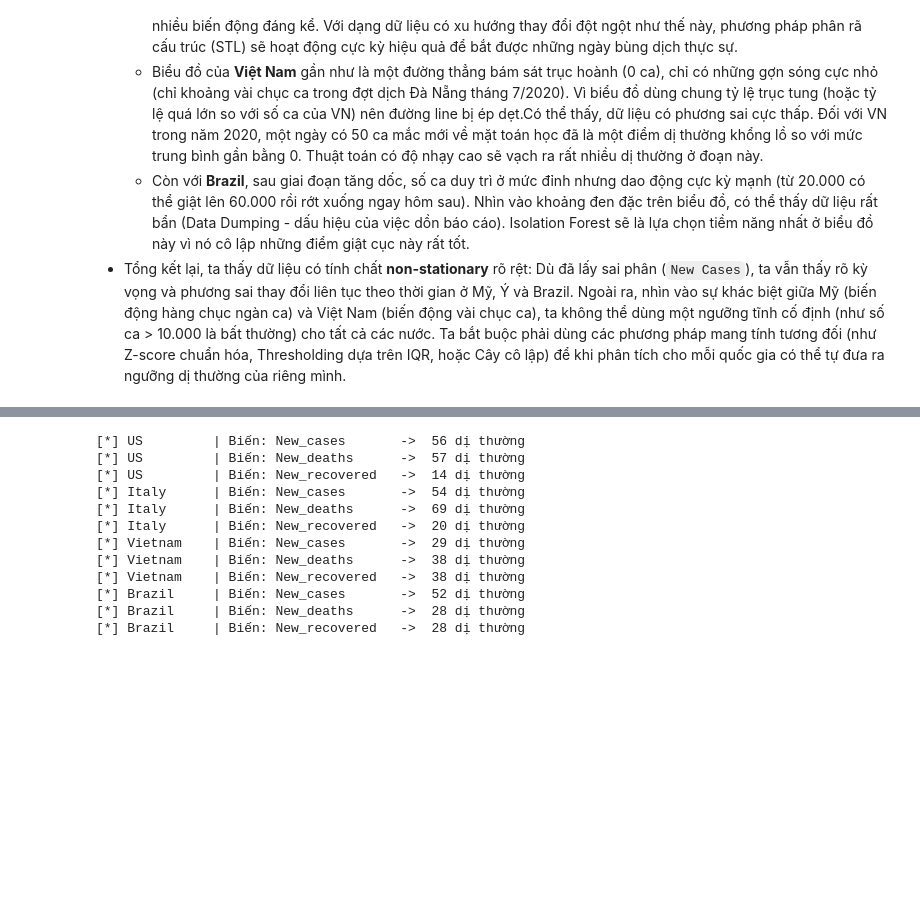
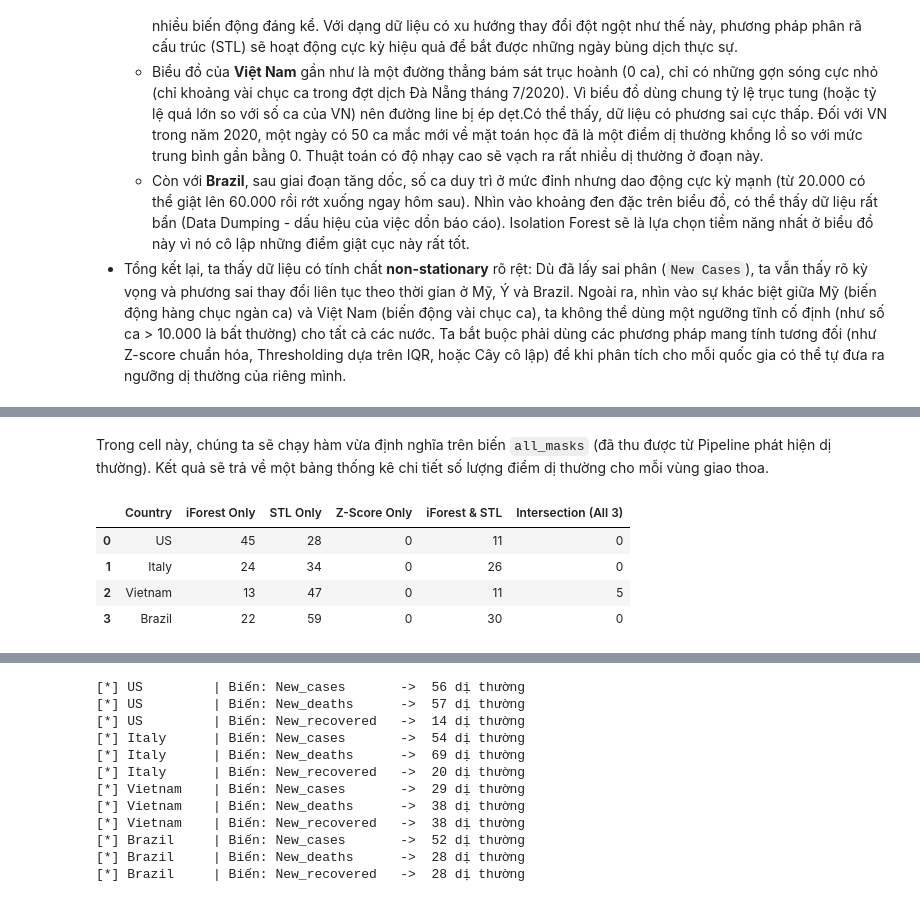
Before and after one commit to Taylor3691/mining-beyond-boundaries, a Jupyter notebook: notebooks/Hoang-time.preprocessing.detect.outlier.ipynb, the cells around one changed output, grey strips where cells are left out. Cells and saved outputs as stored; diff of their text form; code cells hidden in the pictures; blank space fills up the shorter version.

```diff
--- a/notebooks/Hoang-time.preprocessing.detect.outlier.ipynb
+++ b/notebooks/Hoang-time.preprocessing.detect.outlier.ipynb
@@ -535,0 +348,44 @@ Tiếp theo ta sẽ thiết lập 2 vòng lặp (vòng lặp theo Quốc gia và
+# %%
+def calculate_anomaly_overlap(masks, countries):
+    """
+    Calculates unique and overlapping anomalies across three methods.
+    Returns a DataFrame with columns for reporting.
+    """
+    overlap_results = []
+
+    for country in countries:
+        m_z = masks['z-score'][country]
+        m_if = masks['iforest'][country]
+        m_stl = masks['stl'][country]
+
+        all_three = (m_z & m_if & m_stl).sum()
+        if_stl_only = (m_if & m_stl & ~m_z).sum()
+        if_z_only = (m_if & m_z & ~m_stl).sum()
+        stl_z_only = (m_stl & m_z & ~m_if).sum()
+
+        if_unique = (m_if & ~m_stl & ~m_z).sum()
+        stl_unique = (m_stl & ~m_if & ~m_z).sum()
+        z_unique = (m_z & ~m_if & ~m_stl).sum()
+
+        overlap_results.append({
+            'Country': country,
+            'iForest Only': if_unique,
+            'STL Only': stl_unique,
+            'Z-Score Only': z_unique,
+            'iForest & STL': if_stl_only,
+            'Intersection (All 3)': all_three
+        })
+
+    return pd.DataFrame(overlap_results)
+# %% [markdown]
+Trong cell này, chúng ta sẽ chạy hàm vừa định nghĩa trên biến `all_masks` (đã thu được từ Pipeline phát hiện dị thường). Kết quả sẽ trả về một bảng thống kê chi tiết số lượng điểm dị thường cho mỗi vùng giao thoa.
+# %%
+df_overlap_stats = calculate_anomaly_overlap(all_masks, TARGET_COUNTRIES)
+
+display(df_overlap_stats)
+# %% [output]
+|  | Country | iForest Only | STL Only | Z-Score Only | iForest & STL | Intersection (All 3) |
+| 0 | US | 45 | 28 | 0 | 11 | 0 |
+| 1 | Italy | 24 | 34 | 0 | 26 | 0 |
+| 2 | Vietnam | 13 | 47 | 0 | 11 | 5 |
+| 3 | Brazil | 22 | 59 | 0 | 30 | 0 |
```
Also changed, not shown: parts of 64 cells of this notebook.
